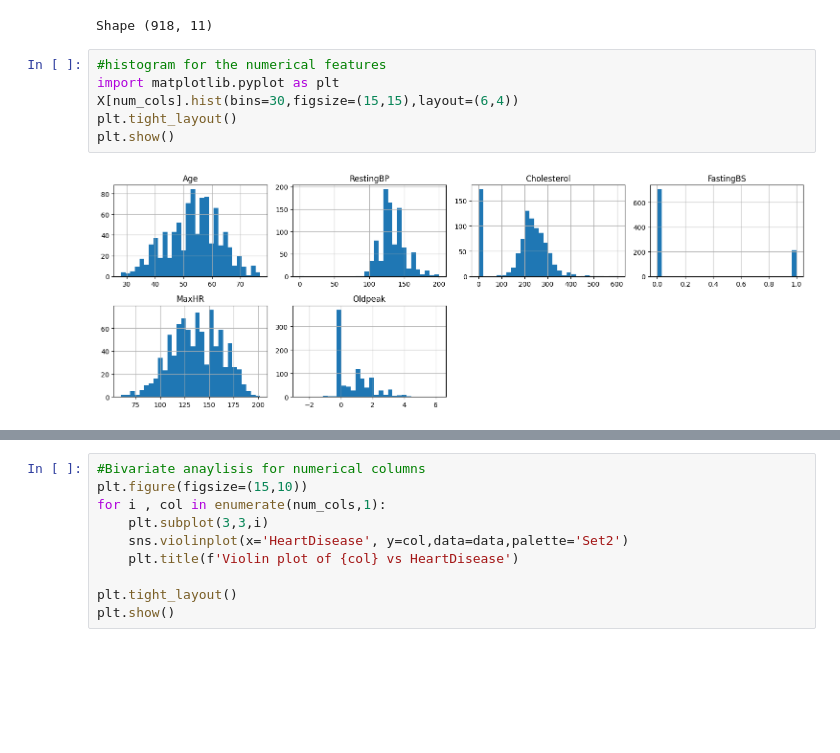
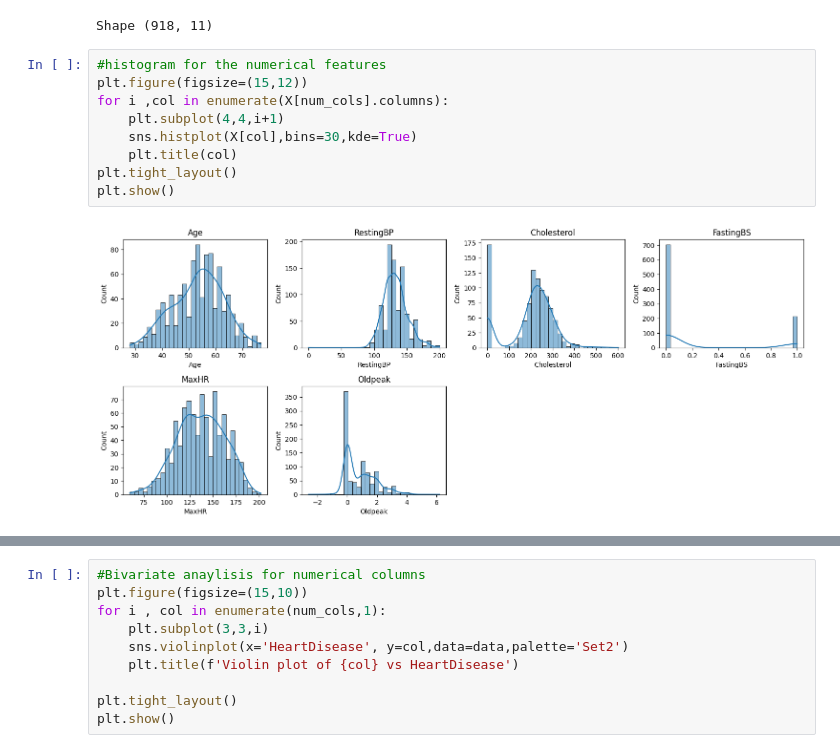
Before and after one commit to himanshu-shekhar2327/Heart-Failure-Prediction, a Jupyter notebook: Heart.ipynb, the cells around one changed output, grey strips where cells are left out. Saved outputs shown, nothing was run; the diff lists cells and outputs as text; blank space fills up the shorter version.

```diff
--- a/Heart.ipynb
+++ b/Heart.ipynb
@@ -186,9 +211,12 @@ print("Shape",X.shape)
 Shape (918, 11)
 # %%
 #histogram for the numerical features
-import matplotlib.pyplot as plt
-X[num_cols].hist(bins=30,figsize=(15,15),layout=(6,4))
+plt.figure(figsize=(15,12))
+for i ,col in enumerate(X[num_cols].columns):
+    plt.subplot(4,4,i+1)
+    sns.histplot(X[col],bins=30,kde=True)
+    plt.title(col)
 plt.tight_layout()
 plt.show()
 # %% [output]
-[figure, old version]
+[figure, new version]
```
Also changed, not shown: parts of 17 cells of this notebook, 1 other file.
